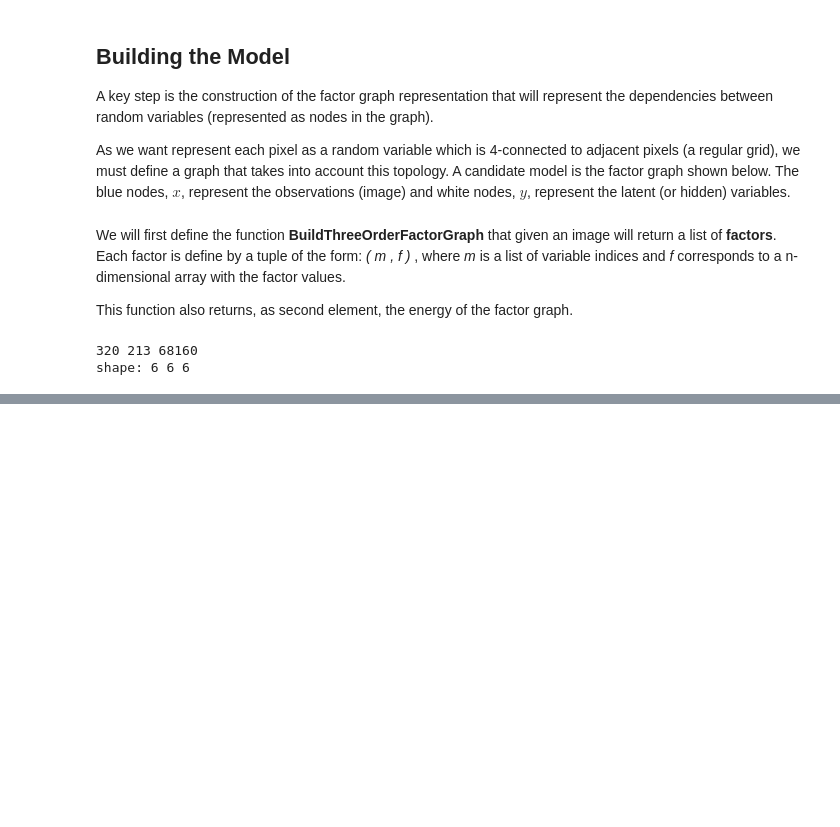
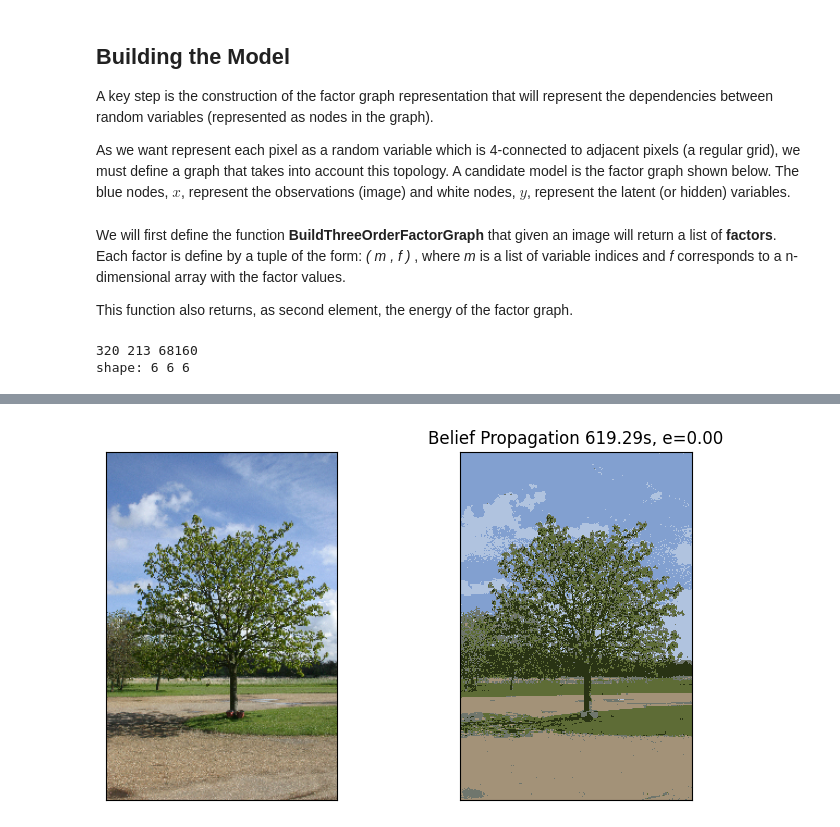
Before and after one commit to somelijer/C2-guided-problems, a Jupyter notebook: Guided_Exercise/2_Guided_Exercise_ThreeOrder.ipynb, the cells around one changed output, grey strips where cells are left out. Drawn from its saved outputs; the diff is of its cells as text; code cells hidden in the pictures; blank space fills up the shorter version.

Commit message:
Final energy for exercise 4

```diff
--- a/Guided_Exercise/2_Guided_Exercise_ThreeOrder.ipynb
+++ b/Guided_Exercise/2_Guided_Exercise_ThreeOrder.ipynb
@@ -266,21 +266,23 @@ plt.show()
 # %%
 props = {'inference': 'SUMPROD', 'updates': 'SEQRND', 'tol': '1e-6', 'maxiter': '10', 'logdomain': '0','damping':0.1,'verbose':1}
 start = time()
 qv, qf, bp = dai(factor_list, method='BP', props=props,with_beliefs=True)
 time_bp = time() - start
 bp_image = mean_color[bp.astype(int)]
 bp_image = bp_image.reshape(midaOriginal)
-energy_bp = energy(unary_term.reshape(newShape), bp.reshape(midaOriginal[:2]), pairwise)
+energy_bp = 0#energy(unary_term.reshape(newShape), bp.reshape(midaOriginal[:2]), pairwise)
 
 fix, axes = plt.subplots(1, 2, figsize=(8, 4))
 axes[0].imshow(image)
 axes[1].set_title("Belief Propagation %.2fs, e=%.2f"% (time_bp, energy_bp))
 axes[1].matshow(bp_image)
 for ax in axes.ravel():
   ax.set_xticks(())
   ax.set_yticks(())
 plt.tight_layout()
 plt.show()
+# %% [output]
+[figure, added]
 # %%
 props = {'inference': 'SUMPROD', 'updates': 'SEQRND', 'tol': '1e-2', 'maxiter': '100', 'logdomain': '0','burnin':0,'verbose':1 }
 start = time()
```
Also changed, not shown: parts of 4 cells of this notebook.
